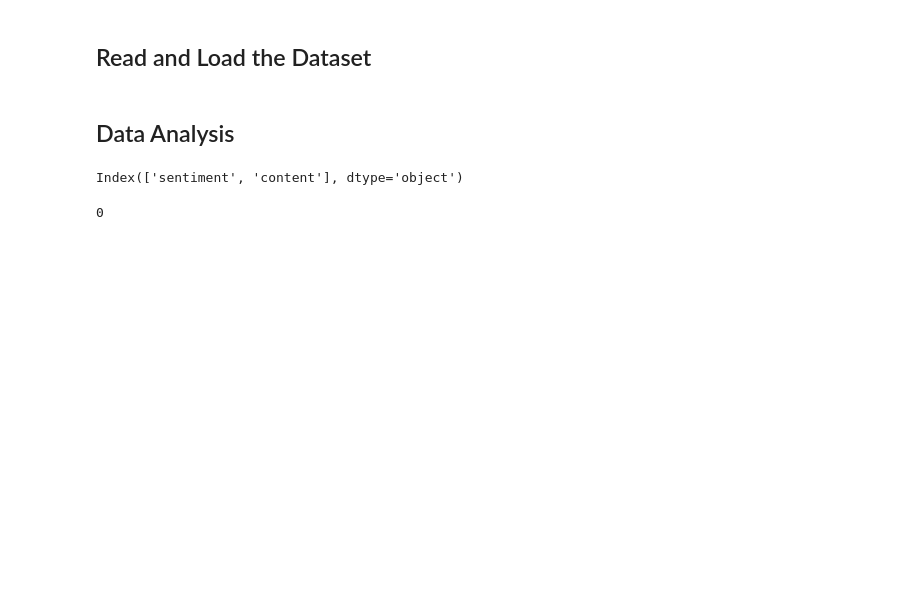
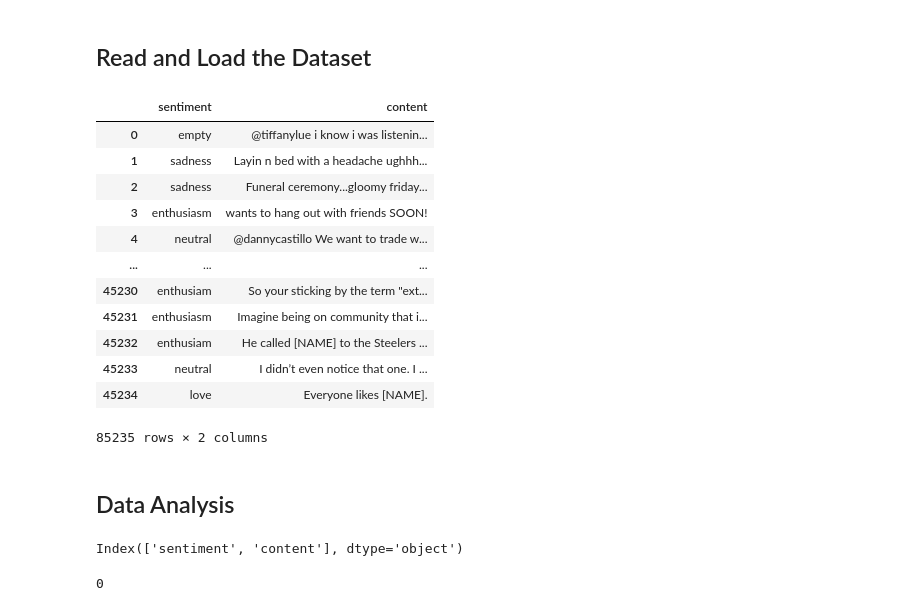
Before and after one commit to Sarahhabbi/EmotionAnalysis, a Jupyter notebook: src/model.ipynb, the cells around one changed output. Cells and saved outputs as stored; diff of their text form; code cells hidden in the pictures; blank space fills up the shorter version.

```diff
--- a/src/model.ipynb
+++ b/src/model.ipynb
@@ -66,3 +65,19 @@ df = pd.read_csv('../data/tweet_emotions.csv')
+# %%
+display(df)
+# %% [output]
+|  | sentiment | content |
+| 0 | empty | @tiffanylue i know i was listenin... |
+| 1 | sadness | Layin n bed with a headache ughhh... |
+| 2 | sadness | Funeral ceremony...gloomy friday... |
+| 3 | enthusiasm | wants to hang out with friends SOON! |
+| 4 | neutral | @dannycastillo We want to trade w... |
+| ... | ... | ... |
+| 45230 | enthusiam | So your sticking by the term "ext... |
+| 45231 | enthusiasm | Imagine being on community that i... |
+| 45232 | enthusiam | He called [NAME] to the Steelers ... |
+| 45233 | neutral | I didn’t even notice that one. I ... |
+| 45234 | love | Everyone likes [NAME]. |
+85235 rows × 2 columns
 # %% [markdown]
 ## Data Analysis
 # %%
```
Also changed, not shown: parts of 2 cells of this notebook, 5 other files.
